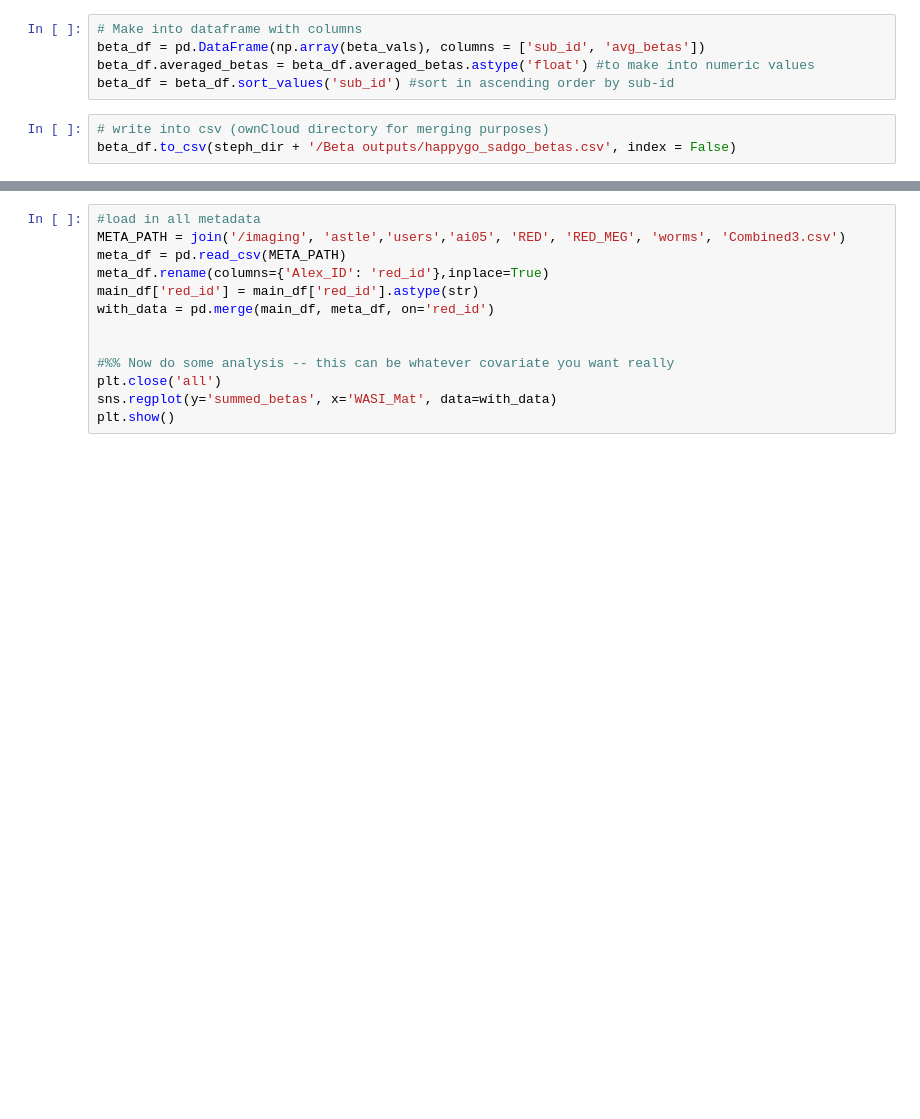
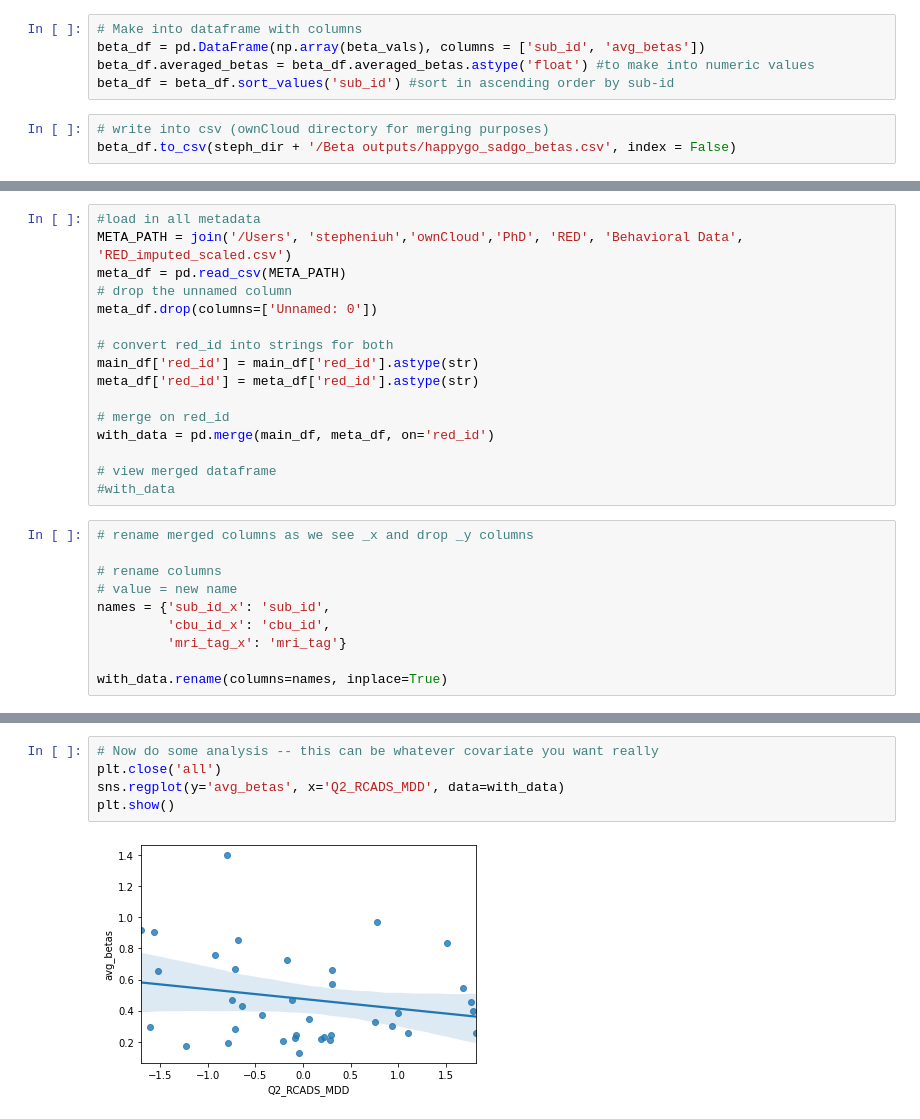
Before and after one commit to stephuh2/RED-scripts, a Jupyter notebook: RED_betamask.ipynb, the cells around one changed output, grey strips where cells are left out. Cells and saved outputs as stored; diff of their text form; blank space fills up the shorter version.

Commit message:
Adjust local visualization and regression plot sections

```diff
--- a/RED_betamask.ipynb
+++ b/RED_betamask.ipynb
@@ -81,0 +121,26 @@ ImportError: Missing optional dependency 'xlrd'. Install xlrd >= 1.0.0 for Excel
+# %%
+#load in all metadata
+META_PATH = join('/Users', 'stepheniuh','ownCloud','PhD', 'RED', 'Behavioral Data', 'RED_imputed_scaled.csv')
+meta_df = pd.read_csv(META_PATH)
+# drop the unnamed column
+meta_df.drop(columns=['Unnamed: 0'])
+
+# convert red_id into strings for both
+main_df['red_id'] = main_df['red_id'].astype(str)
+meta_df['red_id'] = meta_df['red_id'].astype(str)
+
+# merge on red_id
+with_data = pd.merge(main_df, meta_df, on='red_id')
+
+# view merged dataframe
+#with_data
+# %%
+# rename merged columns as we see _x and drop _y columns
+
+# rename columns
+# value = new name
+names = {'sub_id_x': 'sub_id',
+         'cbu_id_x': 'cbu_id',
+         'mri_tag_x': 'mri_tag'}
+
+with_data.rename(columns=names, inplace=True)
@@ -82,13 +169,7 @@ ImportError: Missing optional dependency 'xlrd'. Install xlrd >= 1.0.0 for Excel
 # %%
-#load in all metadata
-META_PATH = join('/imaging', 'astle','users','ai05', 'RED', 'RED_MEG', 'worms', 'Combined3.csv')
-meta_df = pd.read_csv(META_PATH)
-meta_df.rename(columns={'Alex_ID': 'red_id'},inplace=True)
-main_df['red_id'] = main_df['red_id'].astype(str)
-with_data = pd.merge(main_df, meta_df, on='red_id')
-
-
-#%% Now do some analysis -- this can be whatever covariate you want really
+# Now do some analysis -- this can be whatever covariate you want really
 plt.close('all')
-sns.regplot(y='summed_betas', x='WASI_Mat', data=with_data)
+sns.regplot(y='avg_betas', x='Q2_RCADS_MDD', data=with_data)
 plt.show()
+# %% [output]
+[figure, added]
```
Also changed, not shown: parts of 13 cells of this notebook.
